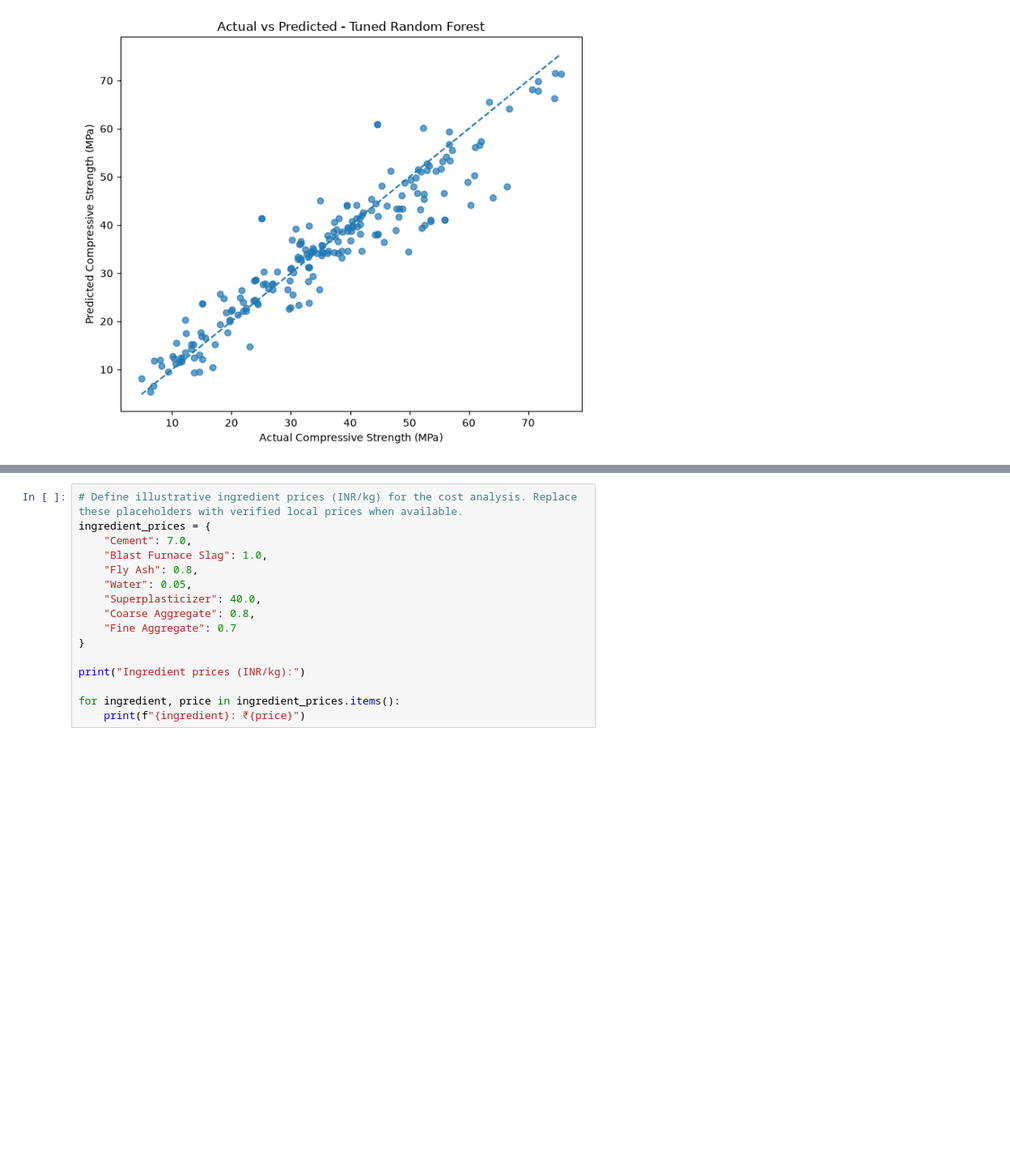
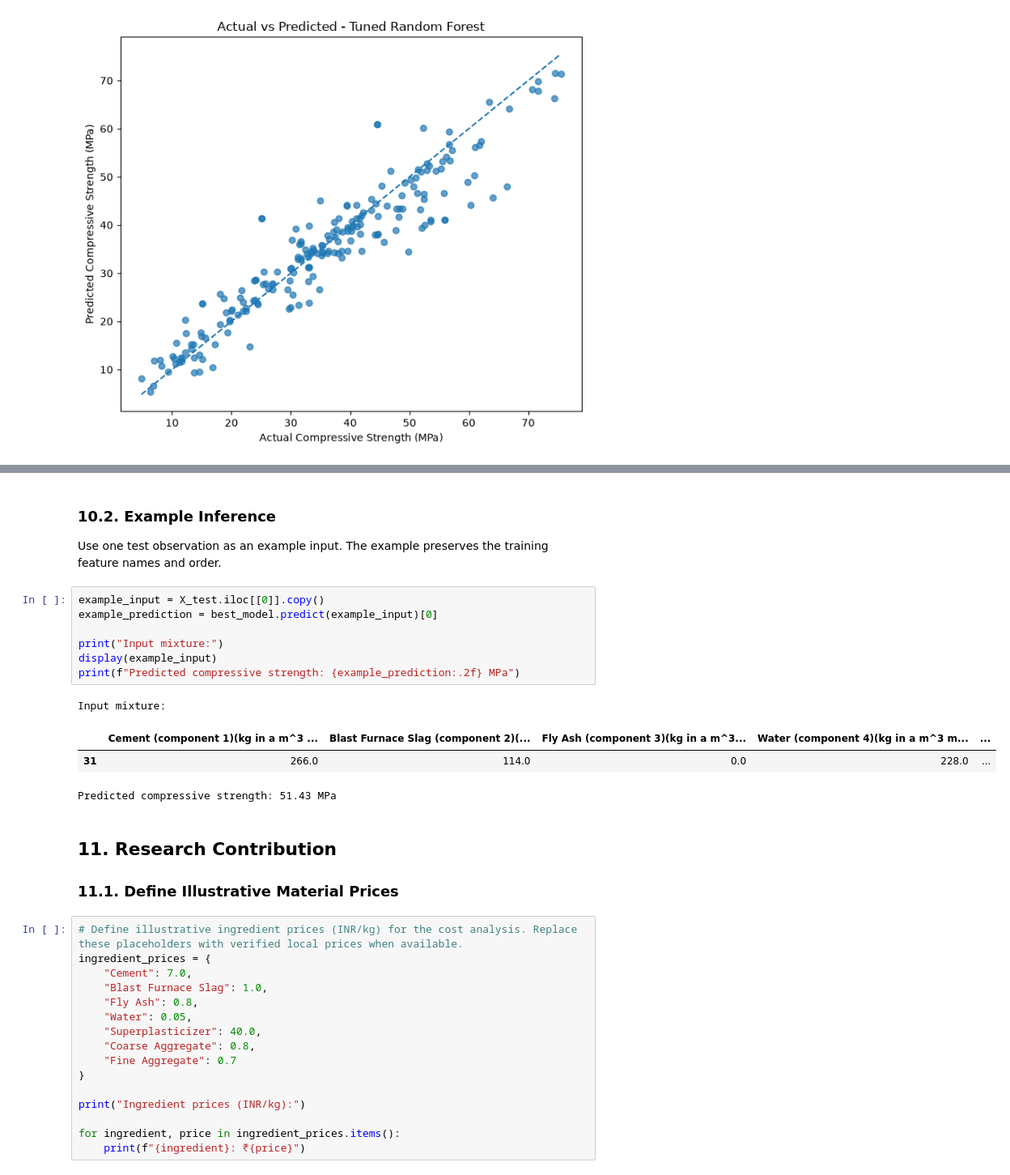
Before and after one commit to amaysaxena02/CDAC, a Jupyter notebook: Machine Learning/Concrete Compressive Strength/Concrete_Compressive_Strength_Prediction.ipynb, the cells around one changed output, grey strips where cells are left out. Shown at 81% size. Cells and saved outputs as stored; diff of their text form; blank space fills up the shorter version.

```diff
--- a/Machine Learning/Concrete Compressive Strength/Concrete_Compressive_Strength_Prediction.ipynb
+++ b/Machine Learning/Concrete Compressive Strength/Concrete_Compressive_Strength_Prediction.ipynb
@@ -493,3 +733,21 @@ plt.show()
+# %% [markdown]
+### 10.2. Example Inference
+Use one test observation as an example input. The example preserves the training feature names and order.
+# %%
+example_input = X_test.iloc[[0]].copy()
+example_prediction = best_model.predict(example_input)[0]
+
+print("Input mixture:")
+display(example_input)
+print(f"Predicted compressive strength: {example_prediction:.2f} MPa")
+# %% [output]
+Input mixture:
+|  | Cement (component 1)(kg in a m^3 ... | Blast Furnace Slag (component 2)(... | Fly Ash (component 3)(kg in a m^3... | Water (component 4)(kg in a m^3 m... | ... |
+| 31 | 266.0 | 114.0 | 0.0 | 228.0 | ... |
+Predicted compressive strength: 51.43 MPa
+# %% [markdown]
+## 11. Research Contribution
+### 11.1. Define Illustrative Material Prices
 # %%
 # Define illustrative ingredient prices (INR/kg) for the cost analysis. Replace these placeholders with verified local prices when available.
 ingredient_prices = {
```
Also changed, not shown: parts of 55 cells of this notebook, 3 other files.
